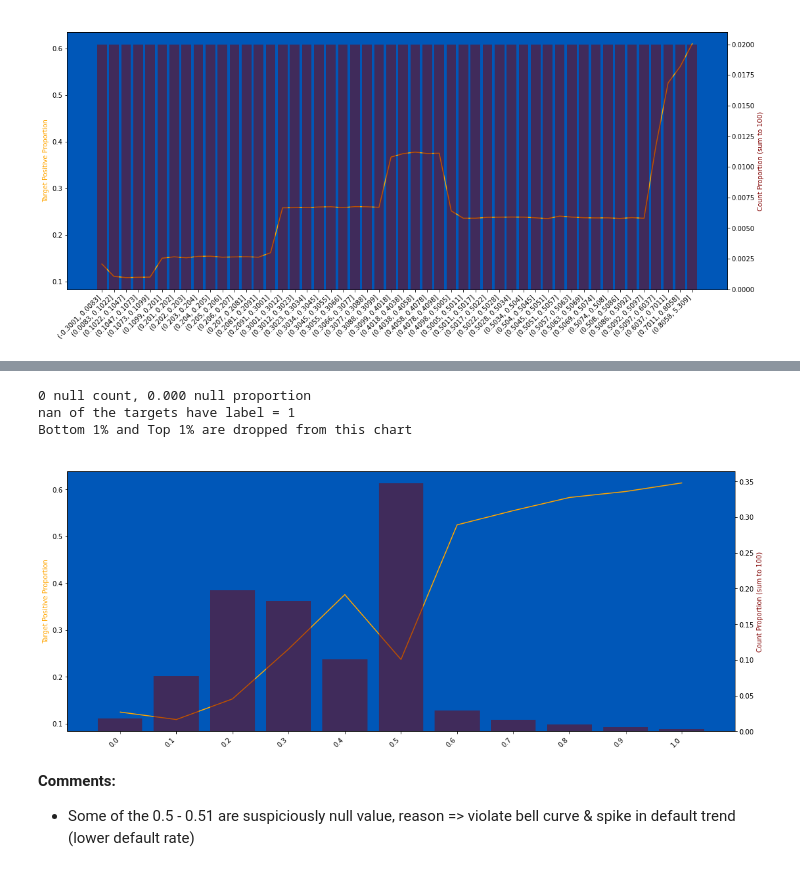
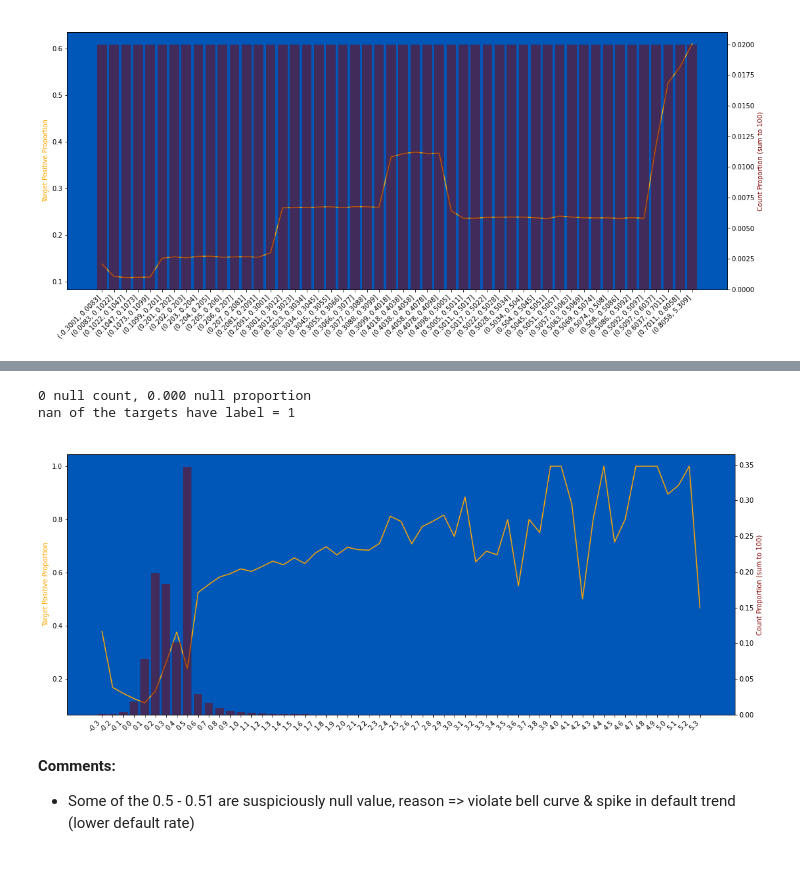
Before and after one commit to waikey-lee/kaggle-amex, a Jupyter notebook: notebooks/1a.clean_spend_payment.ipynb, the cells around one changed output, grey strips where cells are left out. Drawn from its saved outputs; the diff is of its cells as text; code cells hidden in the pictures.

```diff
--- a/notebooks/1a.clean_spend_payment.ipynb
+++ b/notebooks/1a.clean_spend_payment.ipynb
@@ -670,10 +579,9 @@ Wall time: 2.17 s
 # %%
-plot_target_check(train, "S_15", q=50, use_raw_bin=True, nunique_thr=500, strfy_x=True)
+plot_target_check(train, "S_15", q=50, use_raw_bin=True, nunique_thr=500, strfy_x=True, without_drop_tail=True)
 # %% [output]
 0 null count, 0.000 null proportion
 nan of the targets have label = 1
-Bottom 1% and Top 1% are dropped from this chart
-[figure, old version]
+[figure, new version]
 # %% [markdown]
 **Comments:**
 - Some of the 0.5 - 0.51 are suspiciously null value, reason => violate bell curve & spike in default trend (lower default rate)
```
Also changed, not shown: parts of 120 cells of this notebook.
